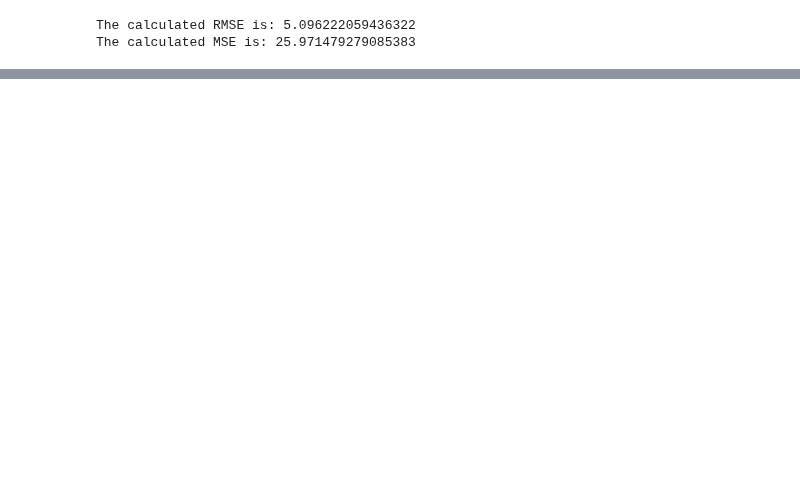
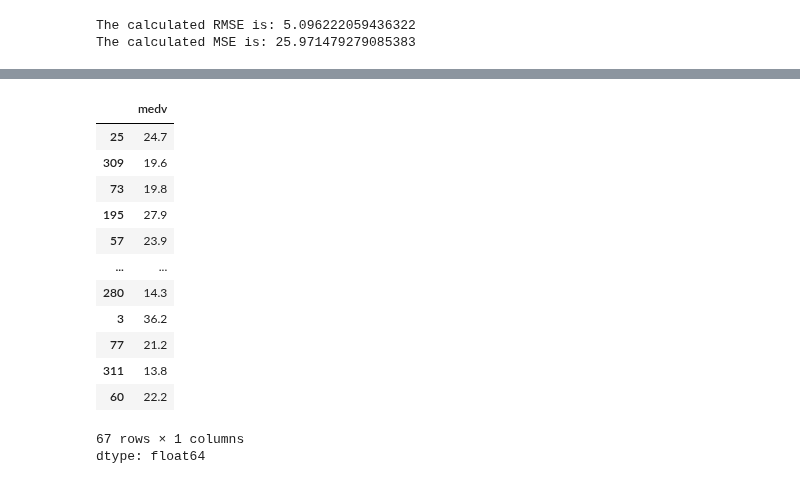
Before and after one commit to Faweenagua/ML-Regression-Projects, a Jupyter notebook: Housing Price Prediction/housingPricePrediction.ipynb, the cells around one changed output, grey strips where cells are left out. Cells and saved outputs as stored; diff of their text form; code cells hidden in the pictures; blank space fills up the shorter version.

```diff
--- a/Housing Price Prediction/housingPricePrediction.ipynb
+++ b/Housing Price Prediction/housingPricePrediction.ipynb
@@ -185,0 +233,17 @@ The calculated MSE is: 25.971479279085383
+# %%
+y_test
+# %% [output]
+|  | medv |
+| 25 | 24.7 |
+| 309 | 19.6 |
+| 73 | 19.8 |
+| 195 | 27.9 |
+| 57 | 23.9 |
+| ... | ... |
+| 280 | 14.3 |
+| 3 | 36.2 |
+| 77 | 21.2 |
+| 311 | 13.8 |
+| 60 | 22.2 |
+67 rows × 1 columns
+dtype: float64
```
Also changed, not shown: parts of 7 cells of this notebook.
